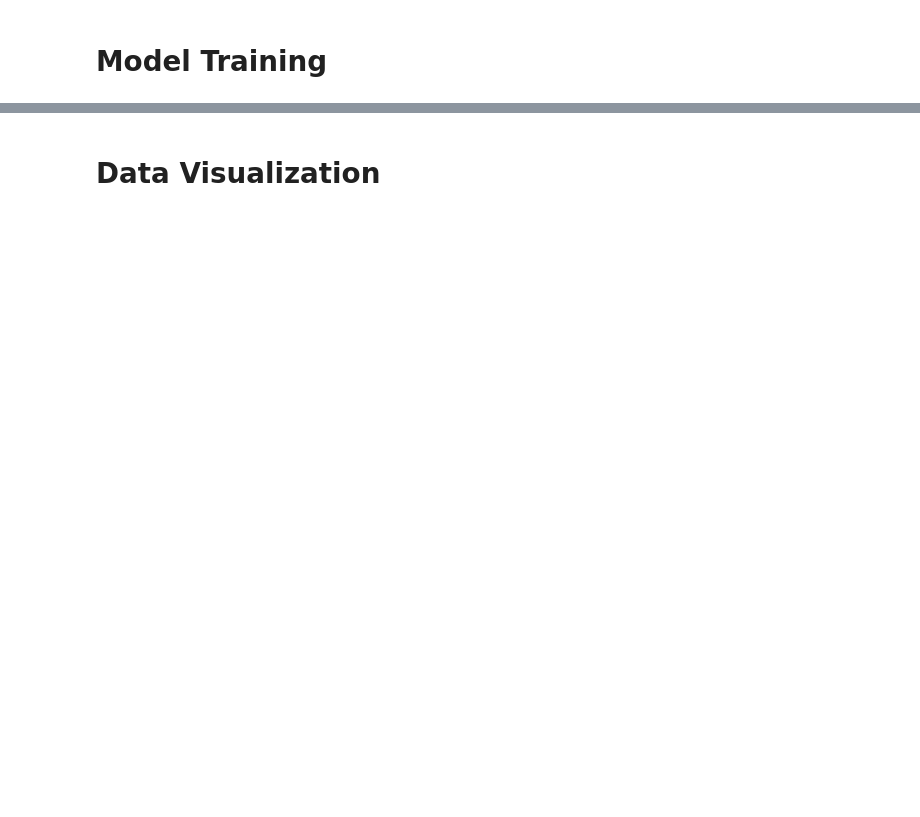
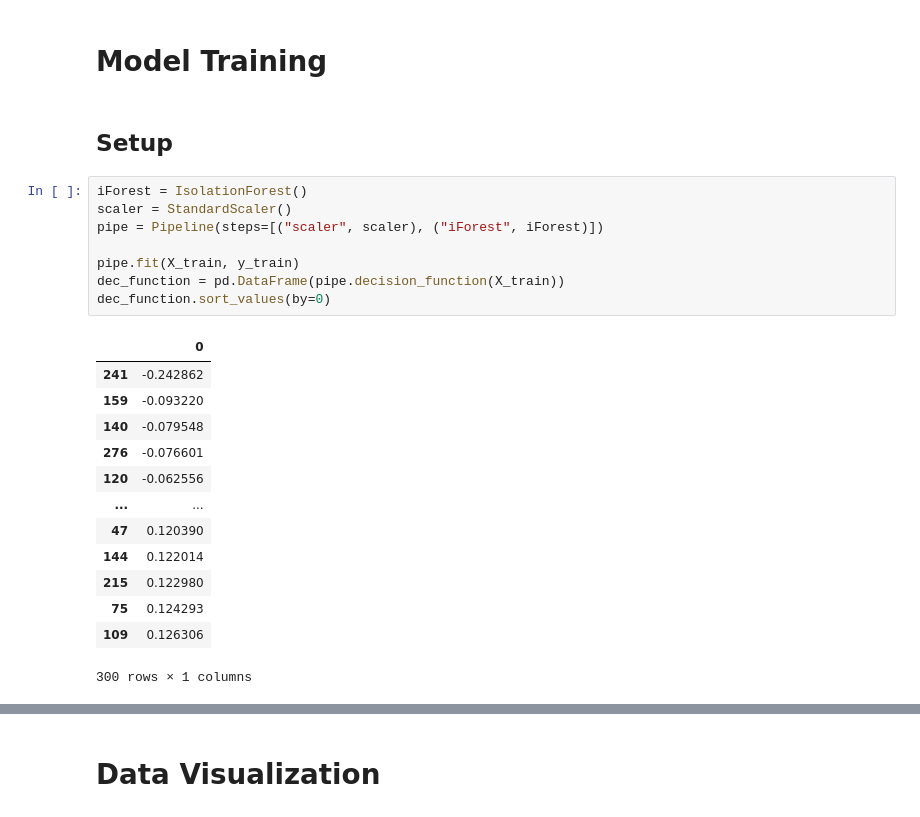
Before and after one commit to mlRosenquist/au-mlr-computer-vision-and-ml, a Jupyter notebook: project/notebook.ipynb, the cells around one changed output, grey strips where cells are left out. Cells and saved outputs as stored; diff of their text form; blank space fills up the shorter version.

```diff
--- a/project/notebook.ipynb
+++ b/project/notebook.ipynb
@@ -71,2 +139,26 @@ validation_X = fixAbsentData(validation_X)
 # %% [markdown]
 # Model Training
+# %% [markdown]
+## Setup
+# %%
+iForest = IsolationForest()
+scaler = StandardScaler()
+pipe = Pipeline(steps=[("scaler", scaler), ("iForest", iForest)])
+
+pipe.fit(X_train, y_train)
+dec_function = pd.DataFrame(pipe.decision_function(X_train))
+dec_function.sort_values(by=0)
+# %% [output]
+|  | 0 |
+| 241 | -0.242862 |
+| 159 | -0.093220 |
+| 140 | -0.079548 |
+| 276 | -0.076601 |
+| 120 | -0.062556 |
+| ... | ... |
+| 47 | 0.120390 |
+| 144 | 0.122014 |
+| 215 | 0.122980 |
+| 75 | 0.124293 |
+| 109 | 0.126306 |
+300 rows × 1 columns
```
Also changed, not shown: parts of 20 cells of this notebook, 1 other file.
